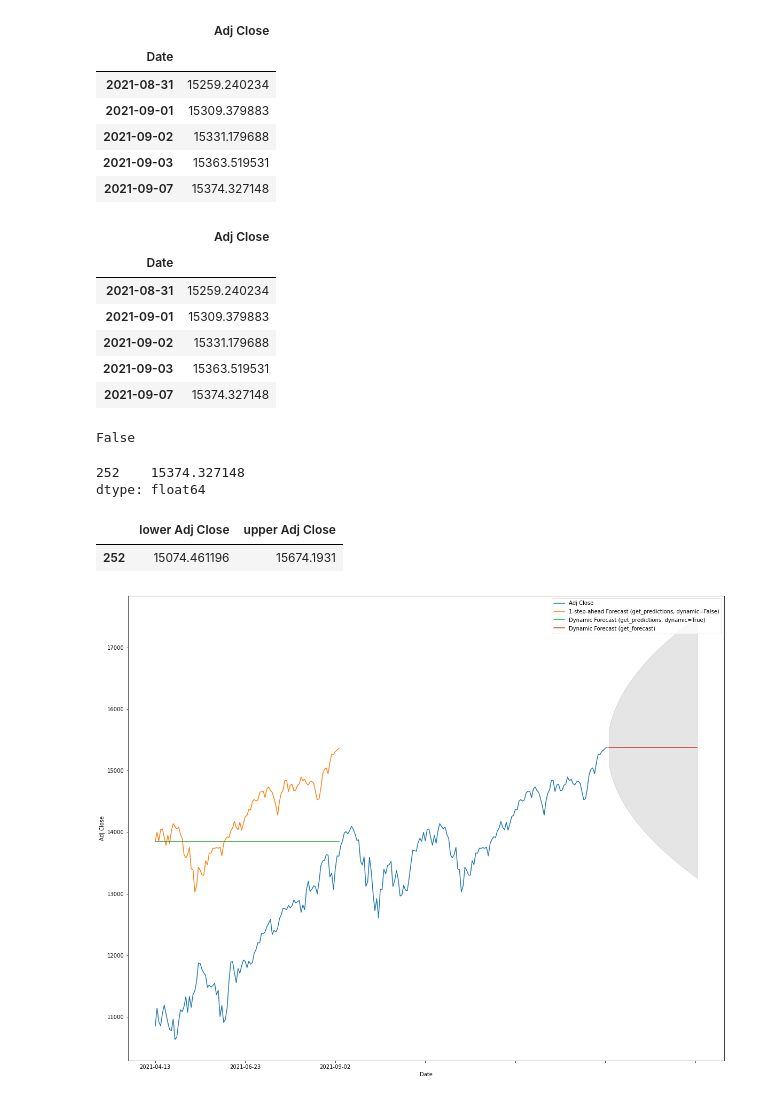
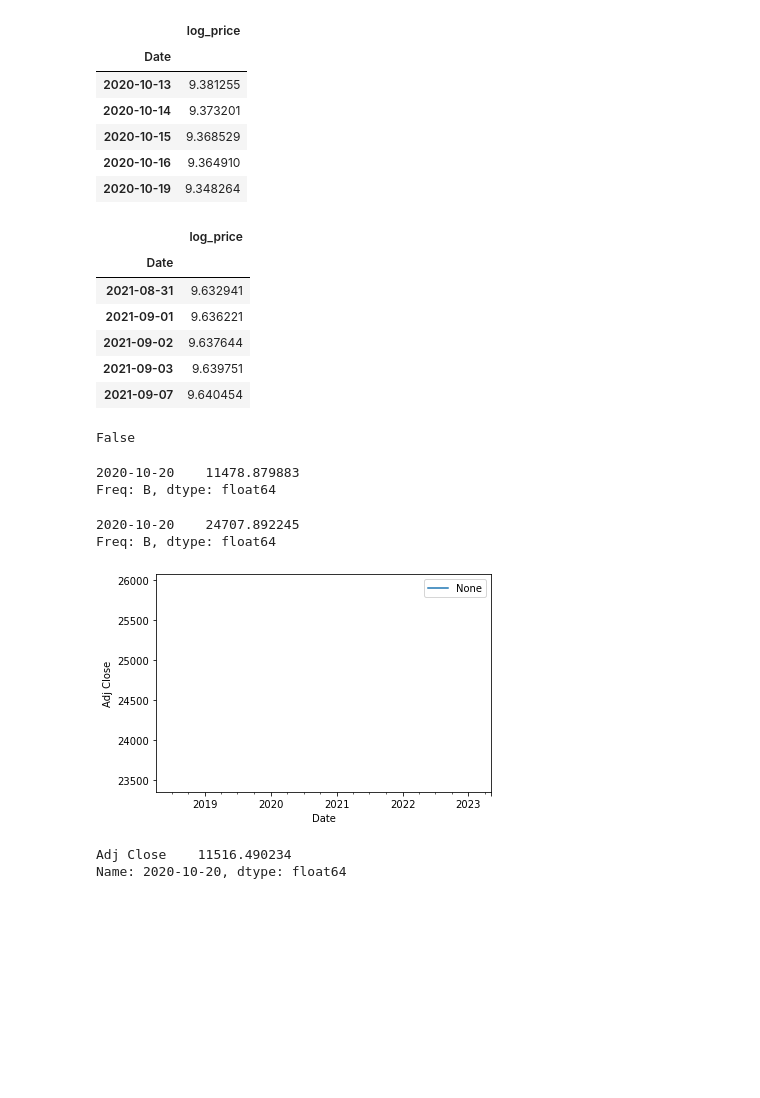
Before and after one commit to irishuangs/Fall-2021-ARIMA, a Jupyter notebook: ARIMA Sample.ipynb, the cells around one changed output. Cells and saved outputs as stored; diff of their text form; code cells hidden in the pictures; blank space fills up the shorter version.

```diff
--- a/ARIMA Sample.ipynb
+++ b/ARIMA Sample.ipynb
@@ -12,4 +13,5 @@ from statsmodels.tsa.arima_model import ARIMA
 # %%
-df = pd.read_csv(r'data\NASDAQ-1-YEAR- DAILY.csv', index_col = 0)
+df = pd.read_csv(r'data\NASDAQ 50 YEAR DAILY.csv', index_col = 0)
+df["log_price"] = np.log2(df[["Adj Close"]])
 df.head()
 # %% [output]
@@ -23,3 +25,5 @@ df.head()
 # %%
-data = df[['Adj Close']]
-train_data = data[:350]
+data = df[['log_price']]
+half = int(len(data)/2)
+train_data = data[:half]
+test = data[half:]
@@ -76,23 +200,23 @@ results.plot_diagnostics(figsize=(20, 14))
 # %%
 train_data.tail()
 # %% [output]
-|  | Adj Close |
+|  | log_price |
 | Date |  |
-| 2021-08-31 | 15259.240234 |
-| 2021-09-01 | 15309.379883 |
-| 2021-09-02 | 15331.179688 |
-| 2021-09-03 | 15363.519531 |
-| 2021-09-07 | 15374.327148 |
+| 2020-10-13 | 9.381255 |
+| 2020-10-14 | 9.373201 |
+| 2020-10-15 | 9.368529 |
+| 2020-10-16 | 9.364910 |
+| 2020-10-19 | 9.348264 |
 # %%
 data.tail()
 # %% [output]
-|  | Adj Close |
+|  | log_price |
 | Date |  |
-| 2021-08-31 | 15259.240234 |
-| 2021-09-01 | 15309.379883 |
-| 2021-09-02 | 15331.179688 |
-| 2021-09-03 | 15363.519531 |
-| 2021-09-07 | 15374.327148 |
+| 2021-08-31 | 9.632941 |
+| 2021-09-01 | 9.636221 |
+| 2021-09-02 | 9.637644 |
+| 2021-09-03 | 9.639751 |
+| 2021-09-07 | 9.640454 |
 # %%
 train_data.isnull().values.any()
 # %% [output]
@@ -107,25 +231,32 @@ forecast = results.forecast()
 # %%
 forecast
 # %% [output]
-252    15374.327148
-dtype: float64
+2020-10-20    11478.879883
+Freq: B, dtype: float64
 # %%
-pred2 = results.get_forecast(steps=50)
-pred2_ci = pred2.conf_int()
+pred2 = forecast + data["Adj Close"].mean()
+# pred2_ci = pred2.conf_int()
-# %%
-pred2_ci
-# %% [output]
-|  | lower Adj Close | upper Adj Close |
-| 252 | 15074.461196 | 15674.1931 |
+# %%
+pred2
+# %% [output]
+2020-10-20    24707.892245
+Freq: B, dtype: float64
 # %%
-ax = data.plot(figsize=(20, 16))
-pred0.predicted_mean.plot(ax=ax, label='1-step-ahead Forecast (get_predictions, dynamic=False)')
-pred1.predicted_mean.plot(ax=ax, label='Dynamic Forecast (get_predictions, dynamic=True)')
-pred2.predicted_mean.plot(ax=ax, label='Dynamic Forecast (get_forecast)')
-ax.fill_between(pred2_ci.index, pred2_ci.iloc[:, 0], pred2_ci.iloc[:, 1], color='k', alpha=.1)
+
+ax = pred2.plot()
+#ax = data[:30].plot(figsize=(20, 20))
+#pred0.predicted_mean.plot(ax=ax, label='1-step-ahead Forecast (get_predictions, dynamic=False)')
+#pred1.predicted_mean.plot(ax=ax, label='Dynamic Forecast (get_predictions, dynamic=True)')
+#pred2.plot(ax=ax, label='Dynamic Forecast (get_forecast)')
+#ax.fill_between(pred2_ci.index, pred2_ci.iloc[:, 0], pred2_ci.iloc[:, 1], color='k', alpha=.1)
 plt.ylabel('Adj Close')
 plt.xlabel('Date')
 plt.legend()
 plt.show()
 # %% [output]
-[figure, old version]
+[figure, new version]
+# %%
+test.iloc[0]
+# %% [output]
+Adj Close    11516.490234
+Name: 2020-10-20, dtype: float64
```
Also changed, not shown: parts of 14 cells of this notebook.
